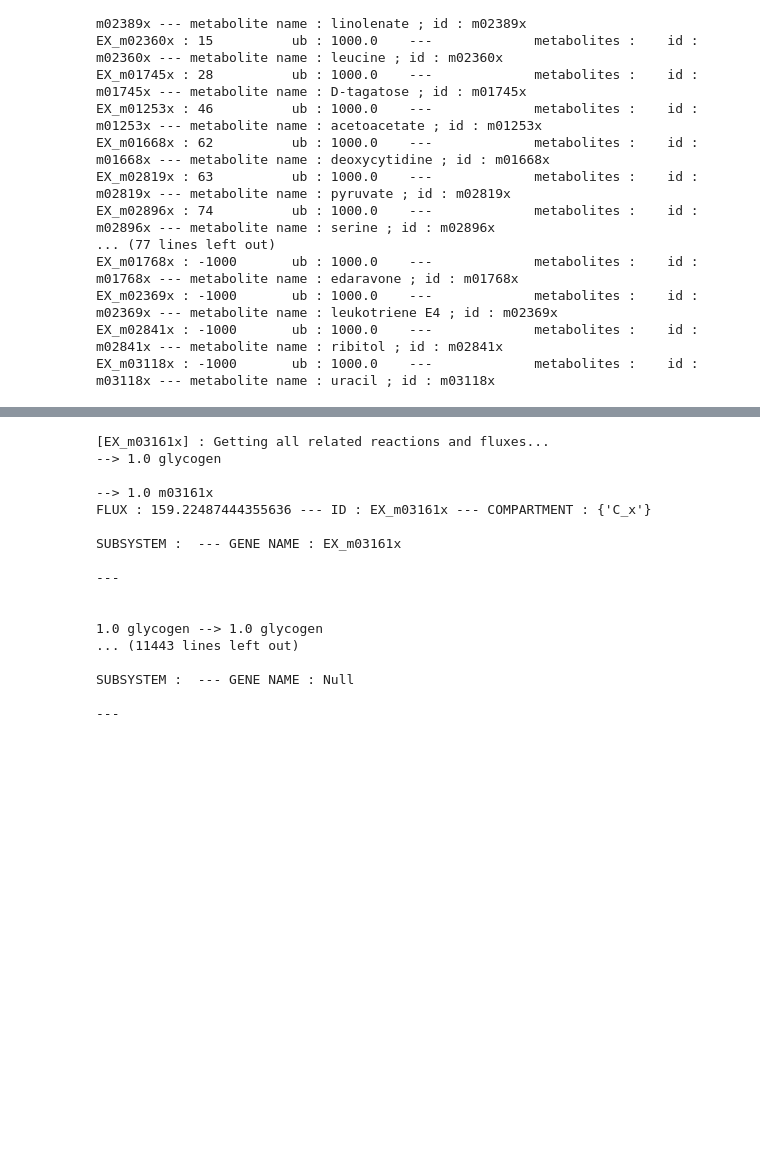
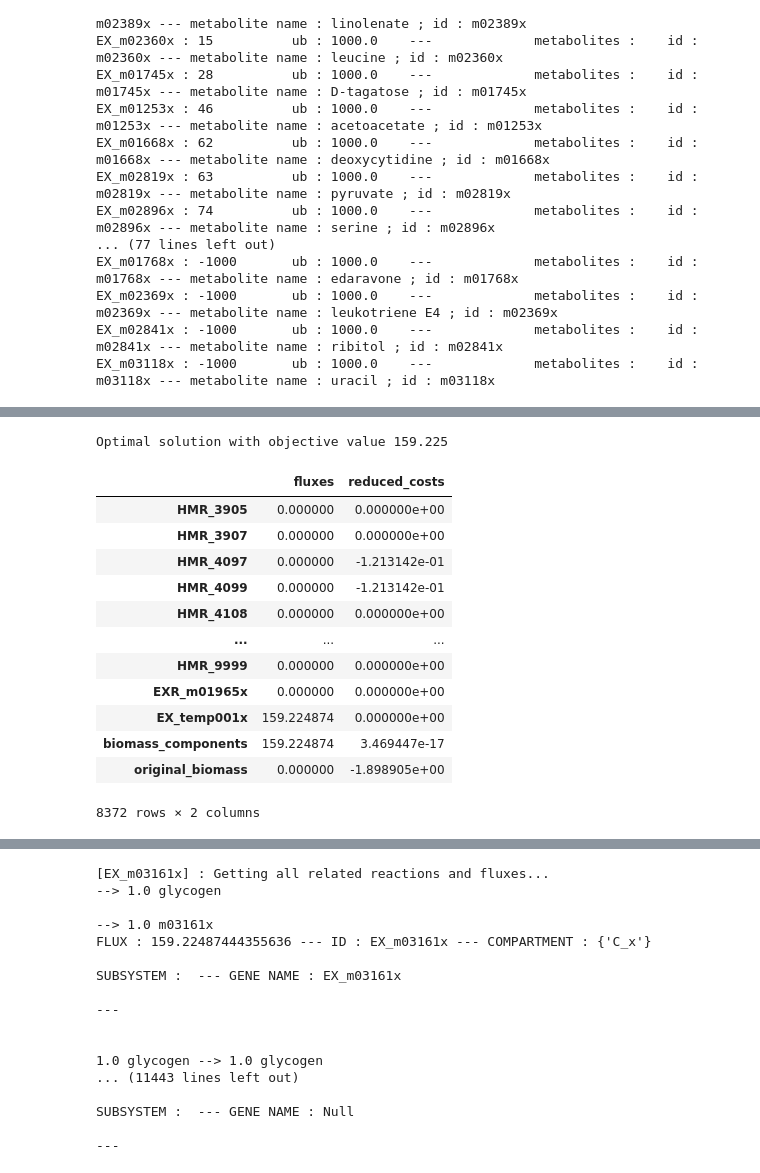
Before and after one commit to JoPkb/RBA_cutsets, a Jupyter notebook: models_analysis/code/healthy_biomass.ipynb, the cells around one changed output, grey strips where cells are left out. Saved outputs shown, nothing was run; the diff lists cells and outputs as text; code cells hidden in the pictures; blank space fills up the shorter version.

```diff
--- a/code/healthy_biomass.ipynb
+++ b/models_analysis/code/healthy_biomass.ipynb
@@ -142,0 +158,18 @@ With glycogen in the reactants part of the biomass reaction, how does the model
+# %%
+healthy.objective = "biomass_components"
+healthy.optimize()
+# %% [output]
+Optimal solution with objective value 159.225
+|  | fluxes | reduced_costs |
+| HMR_3905 | 0.000000 | 0.000000e+00 |
+| HMR_3907 | 0.000000 | 0.000000e+00 |
+| HMR_4097 | 0.000000 | -1.213142e-01 |
+| HMR_4099 | 0.000000 | -1.213142e-01 |
+| HMR_4108 | 0.000000 | 0.000000e+00 |
+| ... | ... | ... |
+| HMR_9999 | 0.000000 | 0.000000e+00 |
+| EXR_m01965x | 0.000000 | 0.000000e+00 |
+| EX_temp001x | 159.224874 | 0.000000e+00 |
+| biomass_components | 159.224874 | 3.469447e-17 |
+| original_biomass | 0.000000 | -1.898905e+00 |
+8372 rows × 2 columns
```
Also changed, not shown: parts of 7 cells of this notebook, 20 other files.
